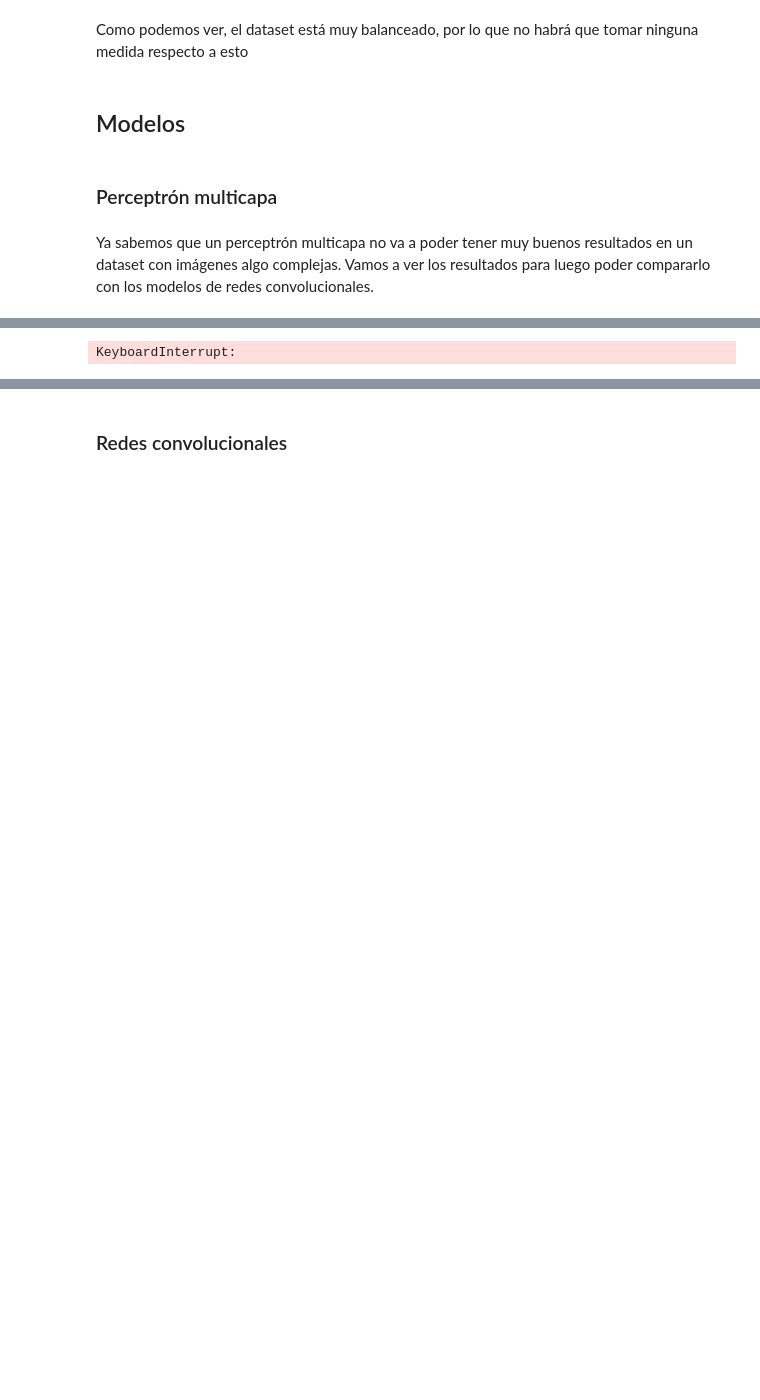
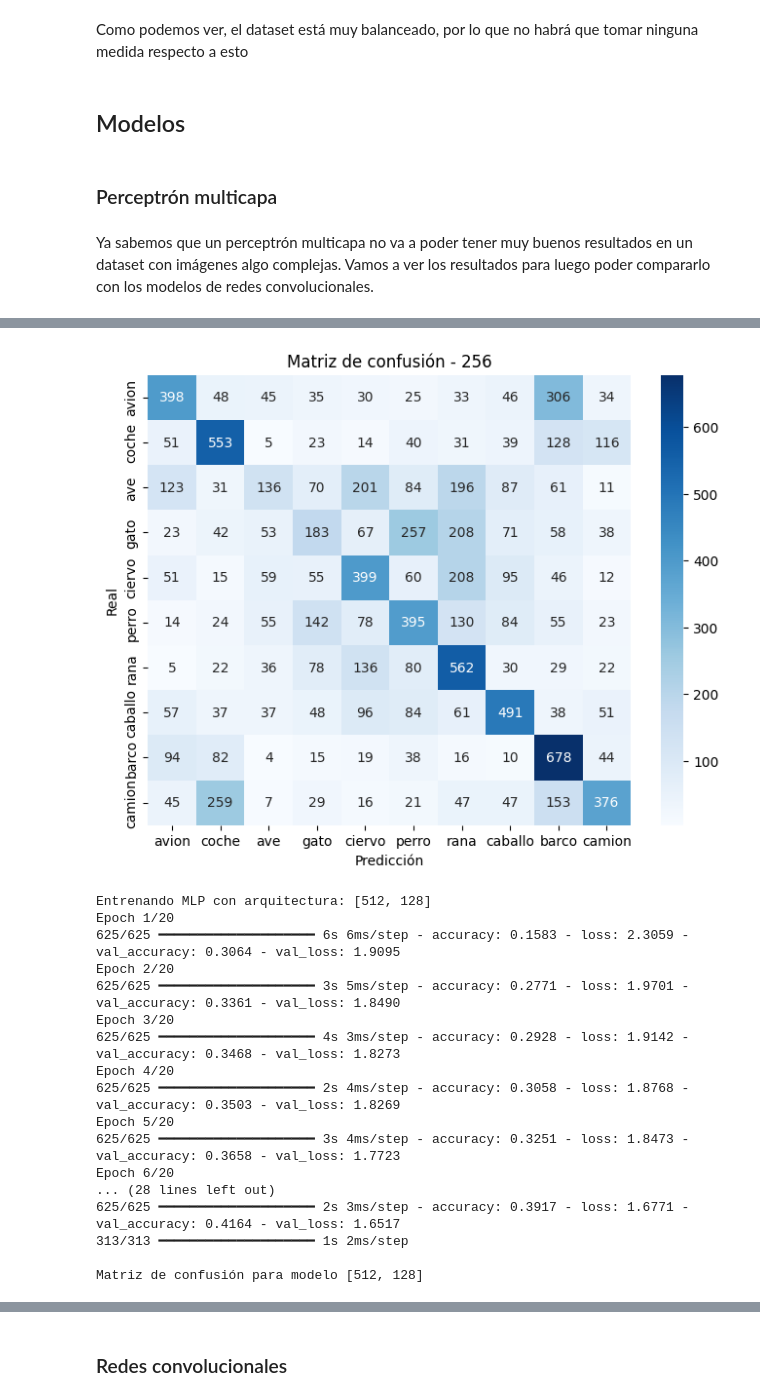
Before and after one commit to cabamarcos/CIFAR10_CNN, a Jupyter notebook: muinar06_act2_individual.ipynb, the cells around one changed output, grey strips where cells are left out. Drawn from its saved outputs; the diff is of its cells as text; code cells hidden in the pictures; blank space fills up the shorter version.

```diff
--- a/muinar06_act2_individual.ipynb
+++ b/muinar06_act2_individual.ipynb
@@ -180,14 +180,17 @@ for config in model_configs:
     y_pred = np.argmax(y_pred_probs, axis=1)
     y_true = np.argmax(y_test_one_hot, axis=1)
 
-    # Reporte de métricas
+    # Calcular accuracy global en test
+    test_accuracy = accuracy_score(y_true, y_pred)
+
+    # Reporte de métricas por clase
     report = classification_report(y_true, y_pred, output_dict=True, zero_division=0)
     df_report = pd.DataFrame(report).transpose()
-    # Extraer métricas y renombrar filas con nombres de clase
     class_metrics = df_report.loc[:'9'][['precision', 'recall']]
     class_metrics.index = [MAP_ELEMENTS[int(i)] for i in class_metrics.index]
-    results.append((model_name, class_metrics))
 
+    # Guardar resultados
+    results.append((model_name, class_metrics, test_accuracy))
 
     # Matriz de confusión
     print(f"\nMatriz de confusión para modelo {config}")
@@ -217 +224,18 @@ Epoch 6/20
+[figure, added]
-KeyboardInterrupt:
+Entrenando MLP con arquitectura: [512, 128]
+Epoch 1/20
+625/625 ━━━━━━━━━━━━━━━━━━━━ 6s 6ms/step - accuracy: 0.1583 - loss: 2.3059 - val_accuracy: 0.3064 - val_loss: 1.9095
+Epoch 2/20
+625/625 ━━━━━━━━━━━━━━━━━━━━ 3s 5ms/step - accuracy: 0.2771 - loss: 1.9701 - val_accuracy: 0.3361 - val_loss: 1.8490
+Epoch 3/20
+625/625 ━━━━━━━━━━━━━━━━━━━━ 4s 3ms/step - accuracy: 0.2928 - loss: 1.9142 - val_accuracy: 0.3468 - val_loss: 1.8273
+Epoch 4/20
+625/625 ━━━━━━━━━━━━━━━━━━━━ 2s 4ms/step - accuracy: 0.3058 - loss: 1.8768 - val_accuracy: 0.3503 - val_loss: 1.8269
+Epoch 5/20
+625/625 ━━━━━━━━━━━━━━━━━━━━ 3s 4ms/step - accuracy: 0.3251 - loss: 1.8473 - val_accuracy: 0.3658 - val_loss: 1.7723
+Epoch 6/20
+... (28 lines left out)
+625/625 ━━━━━━━━━━━━━━━━━━━━ 2s 3ms/step - accuracy: 0.3917 - loss: 1.6771 - val_accuracy: 0.4164 - val_loss: 1.6517
+313/313 ━━━━━━━━━━━━━━━━━━━━ 1s 2ms/step
+
+Matriz de confusión para modelo [512, 128]
```
Also changed, not shown: parts of 10 cells of this notebook.
